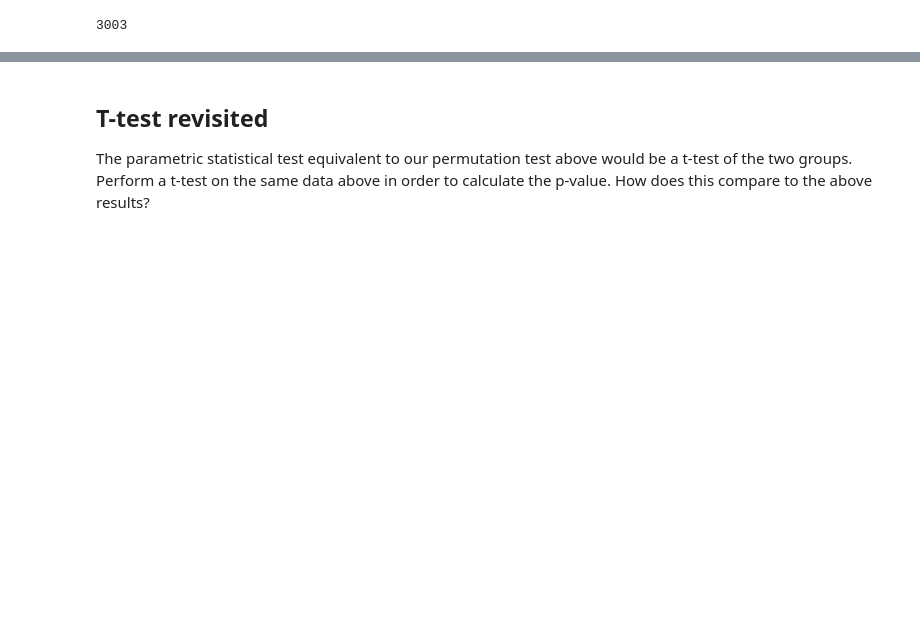
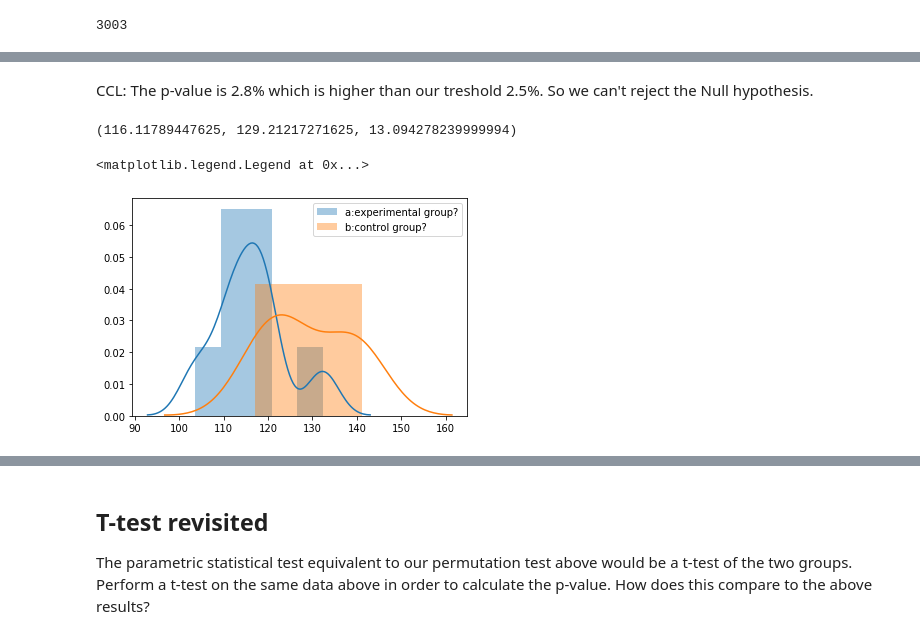
Before and after one commit to poariston/dsc-resampling-methods-lab-online-ds-pt-120919, a Jupyter notebook: index.ipynb, the cells around one changed output, grey strips where cells are left out. Saved outputs shown, nothing was run; the diff lists cells and outputs as text; code cells hidden in the pictures; blank space fills up the shorter version.

```diff
--- a/index.ipynb
+++ b/index.ipynb
@@ -462,0 +506,2 @@ P-value: 0.027972027972027972
+# %% [markdown]
+CCL: The p-value is 2.8% which is higher than our treshold 2.5%. So we can't reject the Null hypothesis.
@@ -462,0 +510,21 @@ P-value: 0.027972027972027972
+# %%
+# proposed examples make the execution of combT way too long
+# reducing their lengths
+a = [109.6927759 , 120.27296943, 103.54012038, 114.16555857,
+       112.66413025, 118.30562665, 132.31196515, 117.99000948]
+b = [123.98967482, 141.11969004, 117.00293412, 121.6419775 ,
+     140,139,
+       129.93260914, 121.01049611]
+meana=np.mean(a)
+meanb=np.mean(b)
+diffab=meanb-meana
+meana,meanb,diffab
+# %% [output]
+(116.11789447625, 129.21217271625, 13.094278239999994)
+# %%
+sns.distplot(a,label="a:experimental group?")
+sns.distplot(b,label="b:control group?")
+plt.legend()
+# %% [output]
+<matplotlib.legend.Legend at 0x...>
+[figure, added]
```
Also changed, not shown: parts of 36 cells of this notebook.
